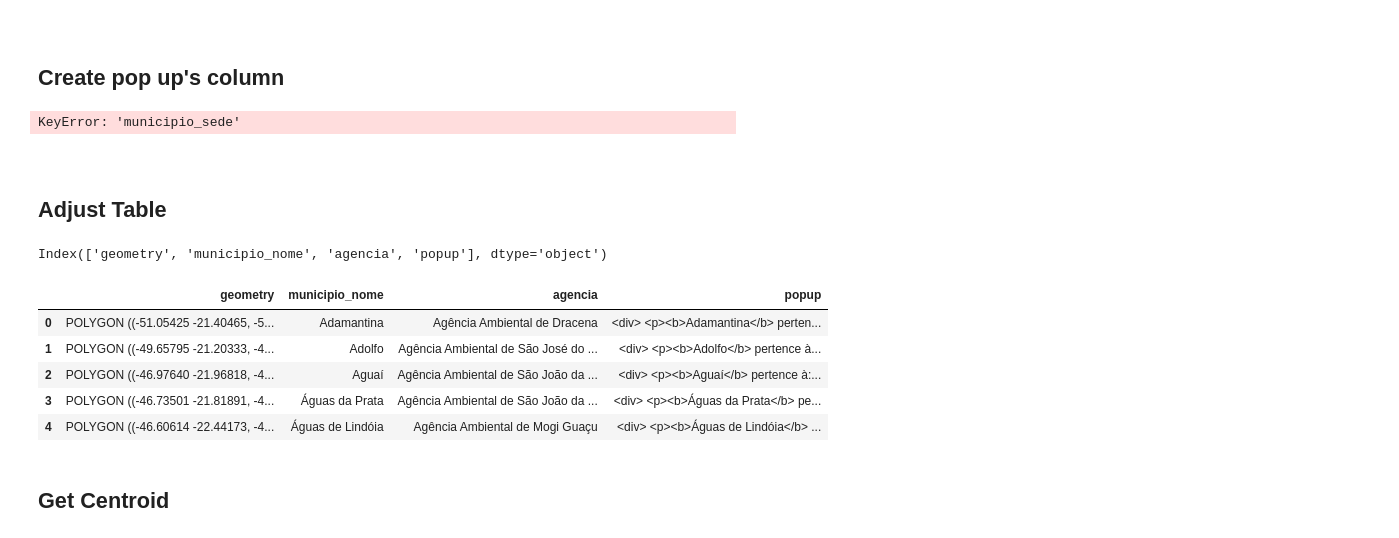
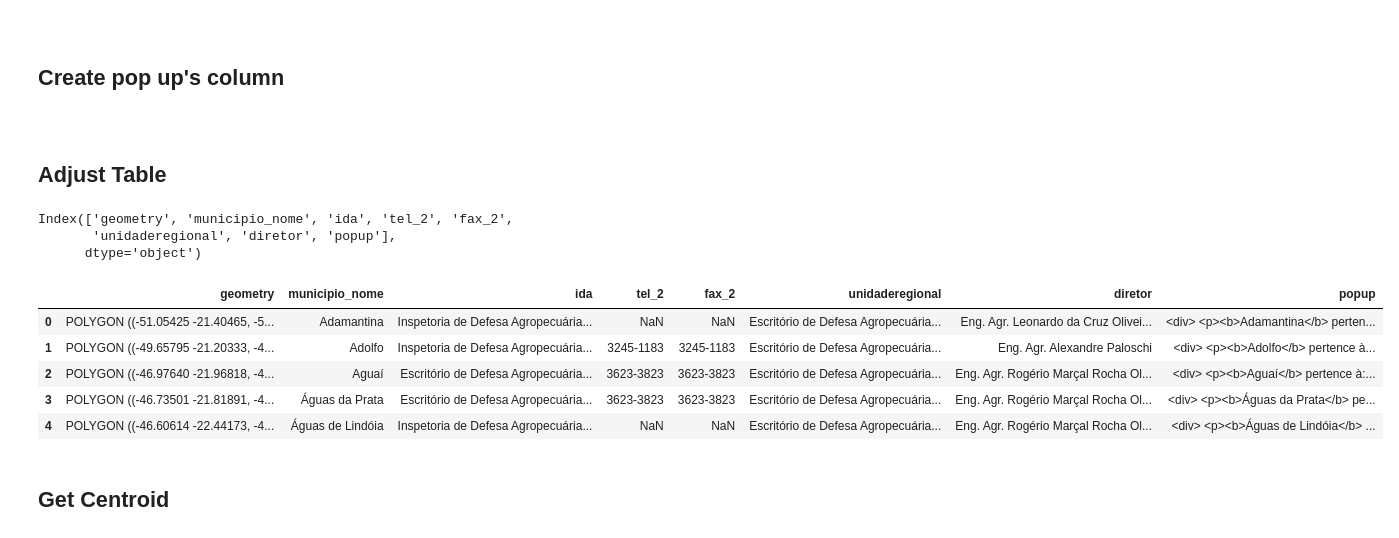
Before and after one commit to michelmetran/sp_eda, a Jupyter notebook: eda_create_map.ipynb, the cells around one changed output. Saved outputs shown, nothing was run; the diff lists cells and outputs as text; code cells hidden in the pictures.

```diff
--- a/eda_create_map.ipynb
+++ b/eda_create_map.ipynb
@@ -74,6 +74,7 @@ def popup_html(row):
     {}
     {}</p>
     <p><b>Contatos:</b><br>
+    {}
     {}
     {}</p>
     <p>{}</p>
@@ -101,8 +102,6 @@ def popup_html(row):
 # %%
 # Calculate PopUps
 gdf['popup'] = gdf.apply(popup_html, axis=1)
-# %% [output]
-KeyError: 'municipio_sede'
 # %% [markdown]
 <br>
 
@@ -110,29 +109,33 @@ KeyError: 'municipio_sede'
 # %%
 # Delete Columns
 gdf.drop([
-    'id_municipio', 'endereco', 'numero', 'bairro',
-    'municipio_sede', 'cep', 'telefone', 'fax',
-    'complemento', 'url', 'email',], axis=1, inplace=True)
+    'id_municipio', 'endereco',
+    #'numero', 'bairro',
+    'municipio_sede', 'cep', 'tel_1', 'fax_1',
+    #'complemento',
+    'url', 'email',], axis=1, inplace=True)
 print(gdf.columns)
 # %% [output]
-Index(['geometry', 'municipio_nome', 'agencia', 'popup'], dtype='object')
+Index(['geometry', 'municipio_nome', 'ida', 'tel_2', 'fax_2',
+       'unidaderegional', 'diretor', 'popup'],
+      dtype='object')
 # %%
 # Save geojson
 gdf.to_file(
-    os.path.join('data', 'shps', 'sp_cetesb.geojson'),
+    os.path.join('data', 'shps', 'sp_eda.geojson'),
     driver='GeoJSON',
     encoding='utf-8'
 )
 
 # Results
 gdf.head()
 # %% [output]
-|  | geometry | municipio_nome | agencia | popup |
-| 0 | POLYGON ((-51.05425 -21.40465, -5... | Adamantina | Agência Ambiental de Dracena | <div> <p><b>Adamantina</b> perten... |
-| 1 | POLYGON ((-49.65795 -21.20333, -4... | Adolfo | Agência Ambiental de São José do ... | <div> <p><b>Adolfo</b> pertence à... |
-| 2 | POLYGON ((-46.97640 -21.96818, -4... | Aguaí | Agência Ambiental de São João da ... | <div> <p><b>Aguaí</b> pertence à:... |
-| 3 | POLYGON ((-46.73501 -21.81891, -4... | Águas da Prata | Agência Ambiental de São João da ... | <div> <p><b>Águas da Prata</b> pe... |
-| 4 | POLYGON ((-46.60614 -22.44173, -4... | Águas de Lindóia | Agência Ambiental de Mogi Guaçu | <div> <p><b>Águas de Lindóia</b> ... |
+|  | geometry | municipio_nome | ida | tel_2 | fax_2 | unidaderegional | diretor | popup |
+| 0 | POLYGON ((-51.05425 -21.40465, -5... | Adamantina | Inspetoria de Defesa Agropecuária... | NaN | NaN | Escritório de Defesa Agropecuária... | Eng. Agr. Leonardo da Cruz Olivei... | <div> <p><b>Adamantina</b> perten... |
+| 1 | POLYGON ((-49.65795 -21.20333, -4... | Adolfo | Inspetoria de Defesa Agropecuária... | 3245-1183 | 3245-1183 | Escritório de Defesa Agropecuária... | Eng. Agr. Alexandre Paloschi | <div> <p><b>Adolfo</b> pertence à... |
+| 2 | POLYGON ((-46.97640 -21.96818, -4... | Aguaí | Escritório de Defesa Agropecuária... | 3623-3823 | 3623-3823 | Escritório de Defesa Agropecuária... | Eng. Agr. Rogério Marçal Rocha Ol... | <div> <p><b>Aguaí</b> pertence à:... |
+| 3 | POLYGON ((-46.73501 -21.81891, -4... | Águas da Prata | Escritório de Defesa Agropecuária... | 3623-3823 | 3623-3823 | Escritório de Defesa Agropecuária... | Eng. Agr. Rogério Marçal Rocha Ol... | <div> <p><b>Águas da Prata</b> pe... |
+| 4 | POLYGON ((-46.60614 -22.44173, -4... | Águas de Lindóia | Inspetoria de Defesa Agropecuária... | NaN | NaN | Escritório de Defesa Agropecuária... | Eng. Agr. Rogério Marçal Rocha Ol... | <div> <p><b>Águas de Lindóia</b> ... |
 # %% [markdown]
 ## Get Centroid
 # %%
```
Also changed, not shown: parts of 4 cells of this notebook, 6 other files.
